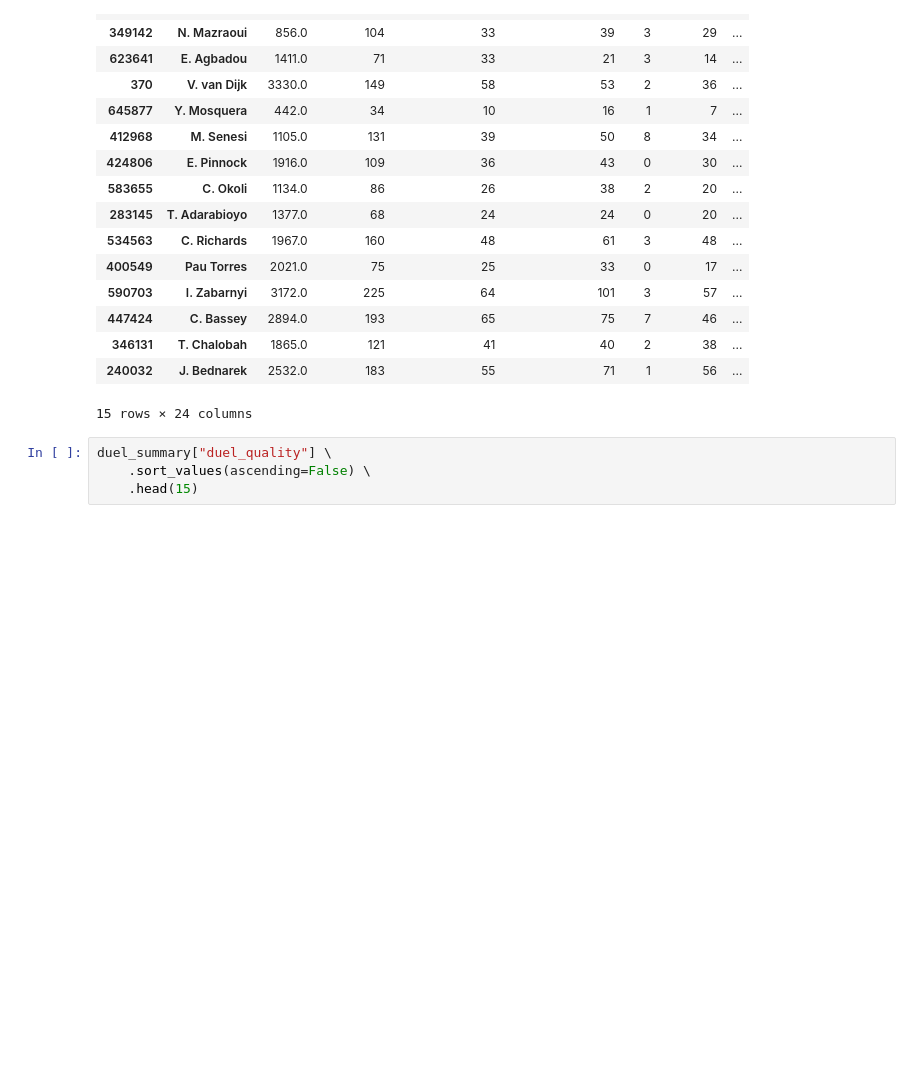
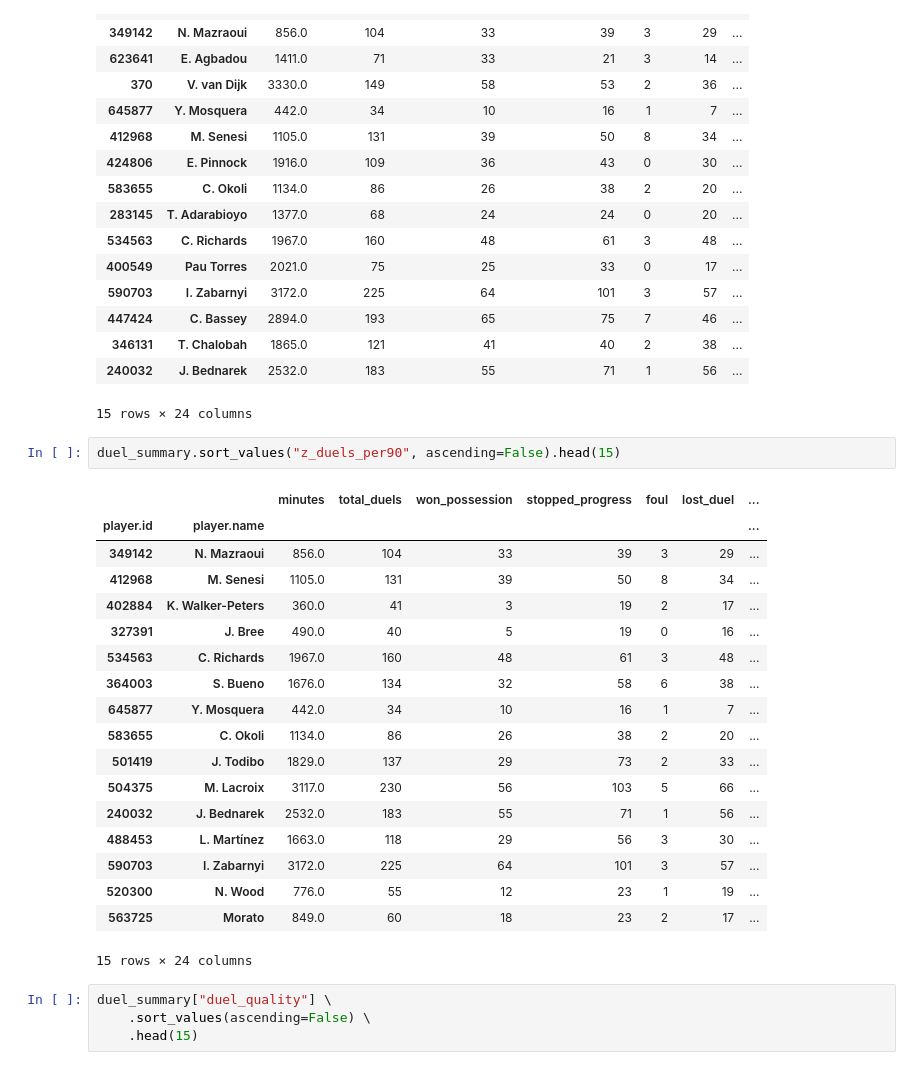
Before and after one commit to Giorgis3/Twelve-GPT-Educational-Giorgis, a Jupyter notebook: nbs/qualities.ipynb, the cells around one changed output. Cells and saved outputs as stored; diff of their text form; blank space fills up the shorter version.

```diff
--- a/nbs/qualities.ipynb
+++ b/nbs/qualities.ipynb
@@ -1179,6 +1179,27 @@ duel_summary.sort_values("duel_quality", ascending=False).head(15)
 | 346131 | T. Chalobah | 1865.0 | 121 | 41 | 40 | 2 | 38 | ... |
 | 240032 | J. Bednarek | 2532.0 | 183 | 55 | 71 | 1 | 56 | ... |
 15 rows × 24 columns
+# %%
+duel_summary.sort_values("z_duels_per90", ascending=False).head(15)
+# %% [output]
+|  |  | minutes | total_duels | won_possession | stopped_progress | foul | lost_duel | ... |
+| player.id | player.name |  |  |  |  |  |  | ... |
+| 349142 | N. Mazraoui | 856.0 | 104 | 33 | 39 | 3 | 29 | ... |
+| 412968 | M. Senesi | 1105.0 | 131 | 39 | 50 | 8 | 34 | ... |
+| 402884 | K. Walker-Peters | 360.0 | 41 | 3 | 19 | 2 | 17 | ... |
+| 327391 | J. Bree | 490.0 | 40 | 5 | 19 | 0 | 16 | ... |
+| 534563 | C. Richards | 1967.0 | 160 | 48 | 61 | 3 | 48 | ... |
+| 364003 | S. Bueno | 1676.0 | 134 | 32 | 58 | 6 | 38 | ... |
+| 645877 | Y. Mosquera | 442.0 | 34 | 10 | 16 | 1 | 7 | ... |
+| 583655 | C. Okoli | 1134.0 | 86 | 26 | 38 | 2 | 20 | ... |
+| 501419 | J. Todibo | 1829.0 | 137 | 29 | 73 | 2 | 33 | ... |
+| 504375 | M. Lacroix | 3117.0 | 230 | 56 | 103 | 5 | 66 | ... |
+| 240032 | J. Bednarek | 2532.0 | 183 | 55 | 71 | 1 | 56 | ... |
+| 488453 | L. Martínez | 1663.0 | 118 | 29 | 56 | 3 | 30 | ... |
+| 590703 | I. Zabarnyi | 3172.0 | 225 | 64 | 101 | 3 | 57 | ... |
+| 520300 | N. Wood | 776.0 | 55 | 12 | 23 | 1 | 19 | ... |
+| 563725 | Morato | 849.0 | 60 | 18 | 23 | 2 | 17 | ... |
+15 rows × 24 columns
 # %%
 duel_summary["duel_quality"] \
     .sort_values(ascending=False) \
```
Also changed, not shown: parts of 80 cells of this notebook, 3 other files.
